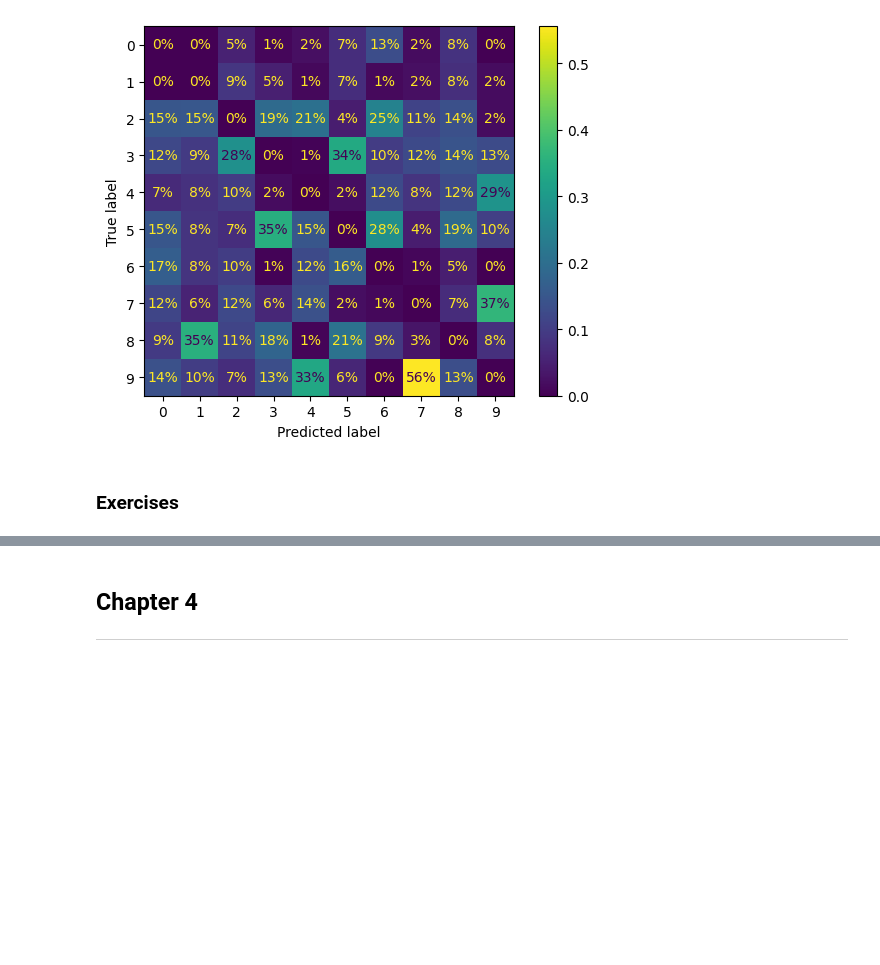
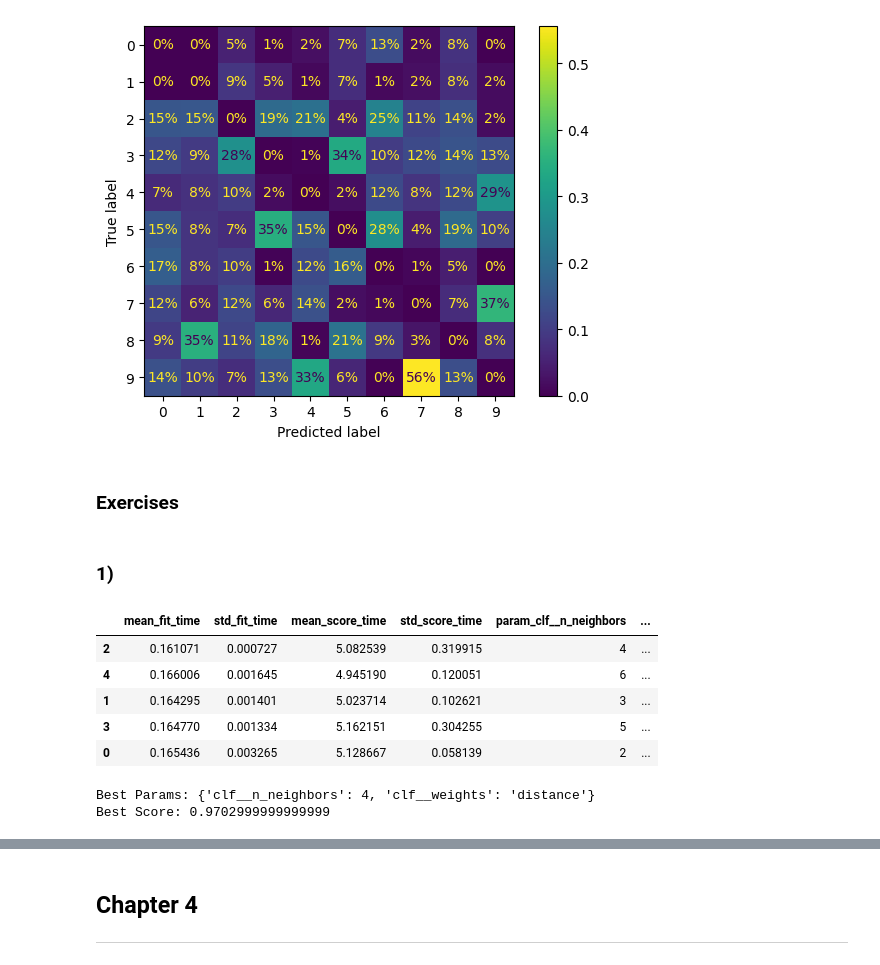
Before and after one commit to nathanjones4323/hands-on-ml-textbook, a Jupyter notebook: exercises.ipynb, the cells around one changed output, grey strips where cells are left out. Saved outputs shown, nothing was run; the diff lists cells and outputs as text; code cells hidden in the pictures; blank space fills up the shorter version.

```diff
--- a/exercises.ipynb
+++ b/exercises.ipynb
@@ -984,3 +984,53 @@ plt.show()
 # %% [markdown]
 <a id='Chapter-3-ex'></a>
 ### Exercises
+# %% [markdown]
+### 1)
+# %%
+from sklearn.datasets import fetch_openml
+
+# Get the data
+mnist = fetch_openml("mnist_784", as_frame=False)
+X,y = mnist["data"], mnist["target"]
+
+# Seperate training and testing data
+X_train, X_test, y_train, y_test = X[:60000], X[60000:], y[:60000], y[60000:]
+# %%
+from sklearn.model_selection import GridSearchCV
+from sklearn.neighbors import KNeighborsClassifier
+from sklearn.impute import SimpleImputer
+from sklearn.preprocessing import MinMaxScaler, StandardScaler
+from sklearn.pipeline import Pipeline
+import pandas as pd
+
+# Full pipeline
+pipeline = Pipeline([
+    # ("imputer", SimpleImputer(strategy="median")),
+    ("scaler", MinMaxScaler()),
+    ("clf", KNeighborsClassifier())
+])
+
+# Set up params for grid search
+param_grid = {
+    'clf__n_neighbors': [2, 3, 4, 5, 6, 7, 8, 9, 10],
+    'clf__weights': ['distance']
+    # 'clf__p': [1, 2],
+    # 'clf__metric': ['euclidean', 'manhattan'],
+    # 'clf__leaf_size': [30, 50, 80]
+}
+
+cv = GridSearchCV(pipeline, param_grid, cv=3, scoring="accuracy")
+cv.fit(X_train, y_train)
+cv_results = pd.DataFrame(cv.cv_results_)
+display(cv_results.sort_values(by="rank_test_score").head(5))
+print(f"Best Params: {cv.best_params_}")
+print(f"Best Score: {cv.best_score_}")
+# %% [output]
+|  | mean_fit_time | std_fit_time | mean_score_time | std_score_time | param_clf__n_neighbors | ... |
+| 2 | 0.161071 | 0.000727 | 5.082539 | 0.319915 | 4 | ... |
+| 4 | 0.166006 | 0.001645 | 4.945190 | 0.120051 | 6 | ... |
+| 1 | 0.164295 | 0.001401 | 5.023714 | 0.102621 | 3 | ... |
+| 3 | 0.164770 | 0.001334 | 5.162151 | 0.304255 | 5 | ... |
+| 0 | 0.165436 | 0.003265 | 5.128667 | 0.058139 | 2 | ... |
+Best Params: {'clf__n_neighbors': 4, 'clf__weights': 'distance'}
+Best Score: 0.9702999999999999
```
Also changed, not shown: parts of 8 cells of this notebook, 3 other files.
